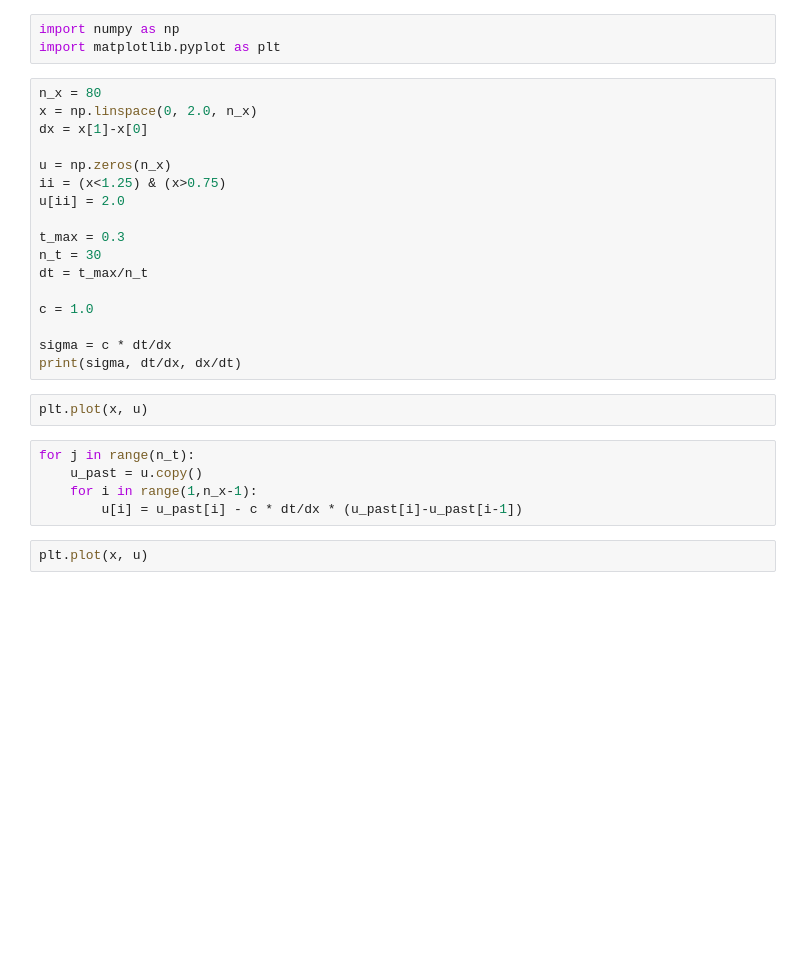
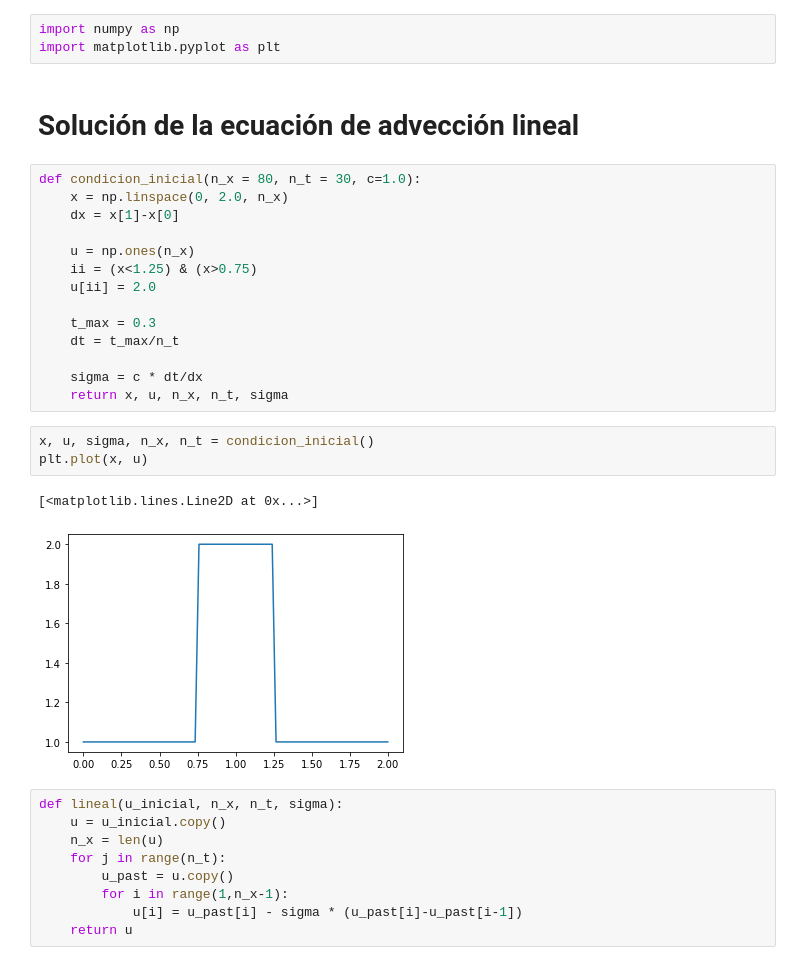
Before and after one commit to ComputoCienciasUniandes/MetComp2_202120, a Jupyter notebook: semana_05/adveccion.ipynb, the cells around one changed output. Cells and saved outputs as stored; diff of their text form; blank space fills up the shorter version.

```diff
--- a/semana_05/adveccion.ipynb
+++ b/semana_05/adveccion.ipynb
@@ -1,29 +1,34 @@
 # %%
 import numpy as np
 import matplotlib.pyplot as plt
+# %% [markdown]
+# Solución de la ecuación de advección lineal
 # %%
-n_x = 80
-x = np.linspace(0, 2.0, n_x)
-dx = x[1]-x[0]
+def condicion_inicial(n_x = 80, n_t = 30, c=1.0):
+    x = np.linspace(0, 2.0, n_x)
+    dx = x[1]-x[0]
 
-u = np.zeros(n_x)
-ii = (x<1.25) & (x>0.75)
-u[ii] = 2.0
+    u = np.ones(n_x)
+    ii = (x<1.25) & (x>0.75)
+    u[ii] = 2.0
 
-t_max = 0.3
-n_t = 30
-dt = t_max/n_t
+    t_max = 0.3
+    dt = t_max/n_t
 
-c = 1.0
-
-sigma = c * dt/dx
-print(sigma, dt/dx, dx/dt)
+    sigma = c * dt/dx
+    return x, u, n_x, n_t, sigma
-# %%
-plt.plot(x, u)
+# %%
+x, u, sigma, n_x, n_t = condicion_inicial()
+plt.plot(x, u)
+# %% [output]
+[<matplotlib.lines.Line2D at 0x...>]
+[figure, added]
 # %%
-for j in range(n_t):
-    u_past = u.copy()
-    for i in range(1,n_x-1):
-        u[i] = u_past[i] - c * dt/dx * (u_past[i]-u_past[i-1])
+def lineal(u_inicial, n_x, n_t, sigma):
+    u = u_inicial.copy()
+    n_x = len(u)
+    for j in range(n_t):
+        u_past = u.copy()
+        for i in range(1,n_x-1):
+            u[i] = u_past[i] - sigma * (u_past[i]-u_past[i-1])
+    return u
-# %%
-plt.plot(x, u)
```
Also changed, not shown: parts of 9 cells of this notebook.
